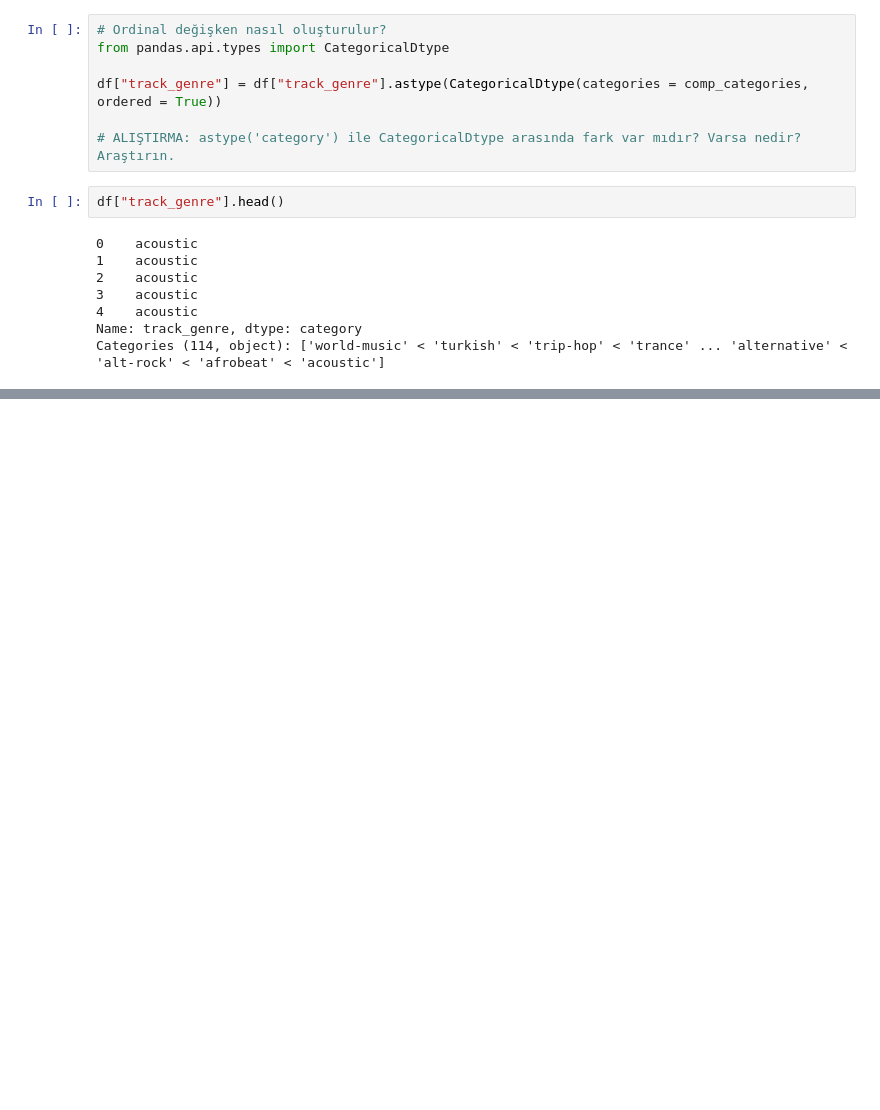
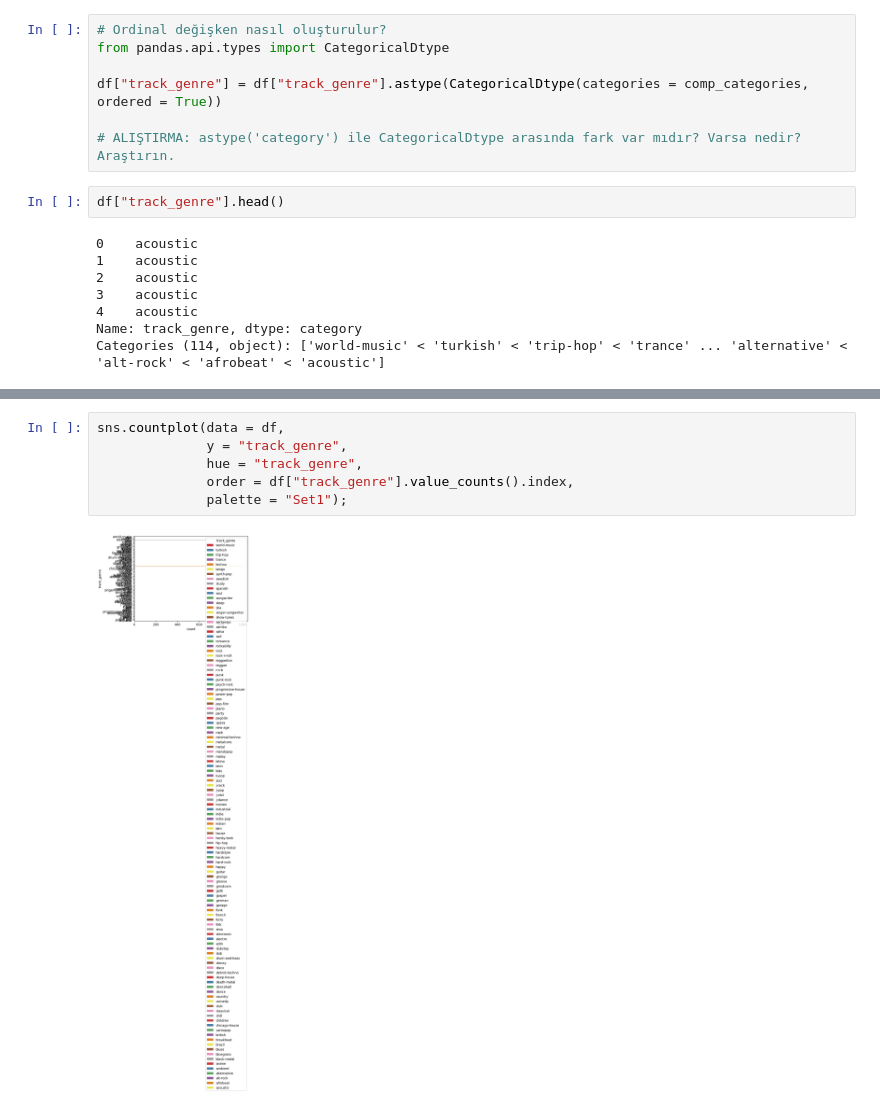
Before and after one commit to elifnuryaygin03/elifnuryaygin, a Jupyter notebook: notebook3b8a5575bd.ipynb, the cells around one changed output, grey strips where cells are left out. Cells and saved outputs as stored; diff of their text form; blank space fills up the shorter version.

```diff
--- a/notebook3b8a5575bd.ipynb
+++ b/notebook3b8a5575bd.ipynb
@@ -881,0 +889,8 @@ Categories (114, object): ['world-music' < 'turkish' < 'trip-hop' < 'trance' ...
+# %%
+sns.countplot(data = df,
+              y = "track_genre",
+              hue = "track_genre",
+              order = df["track_genre"].value_counts().index,
+              palette = "Set1");
+# %% [output]
+[figure, added]
```
Also changed, not shown: parts of 3 cells of this notebook.
